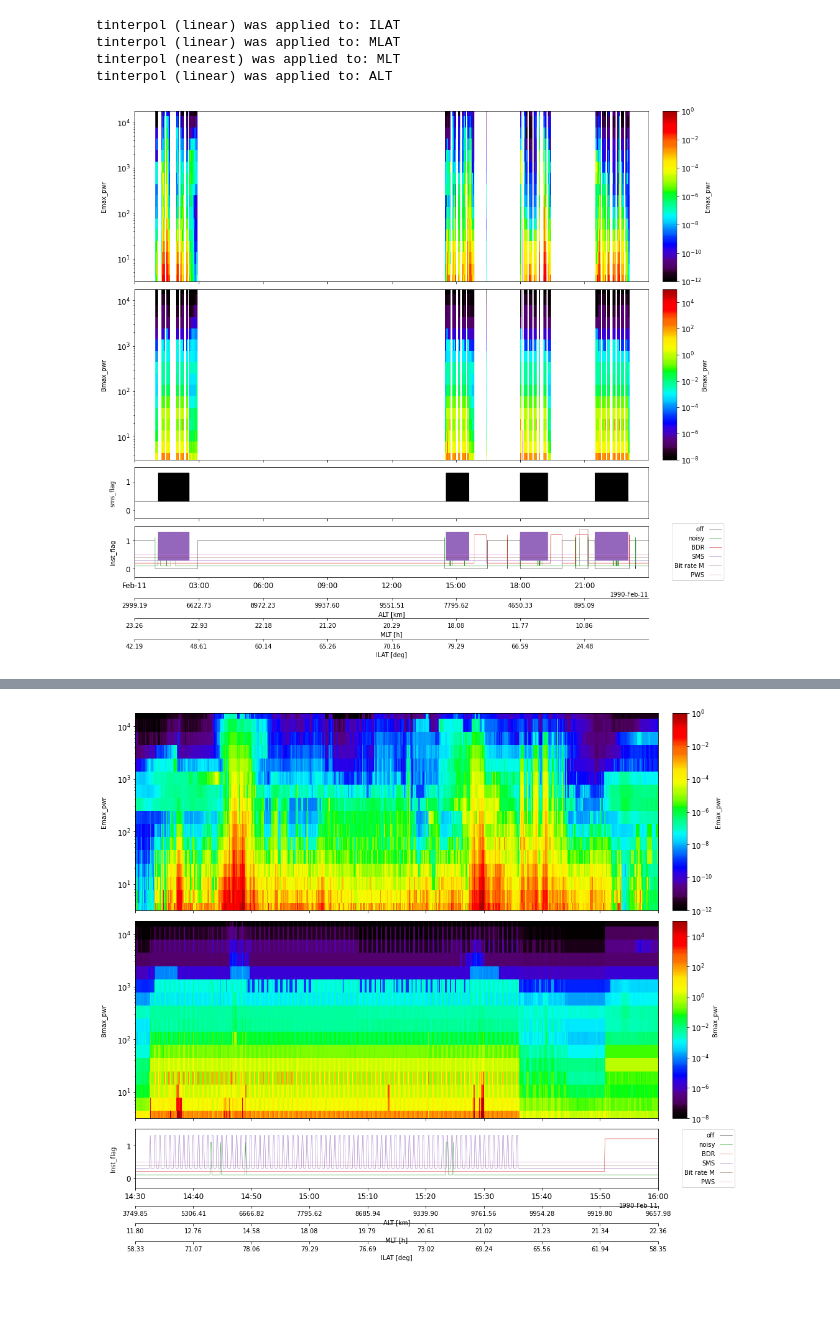
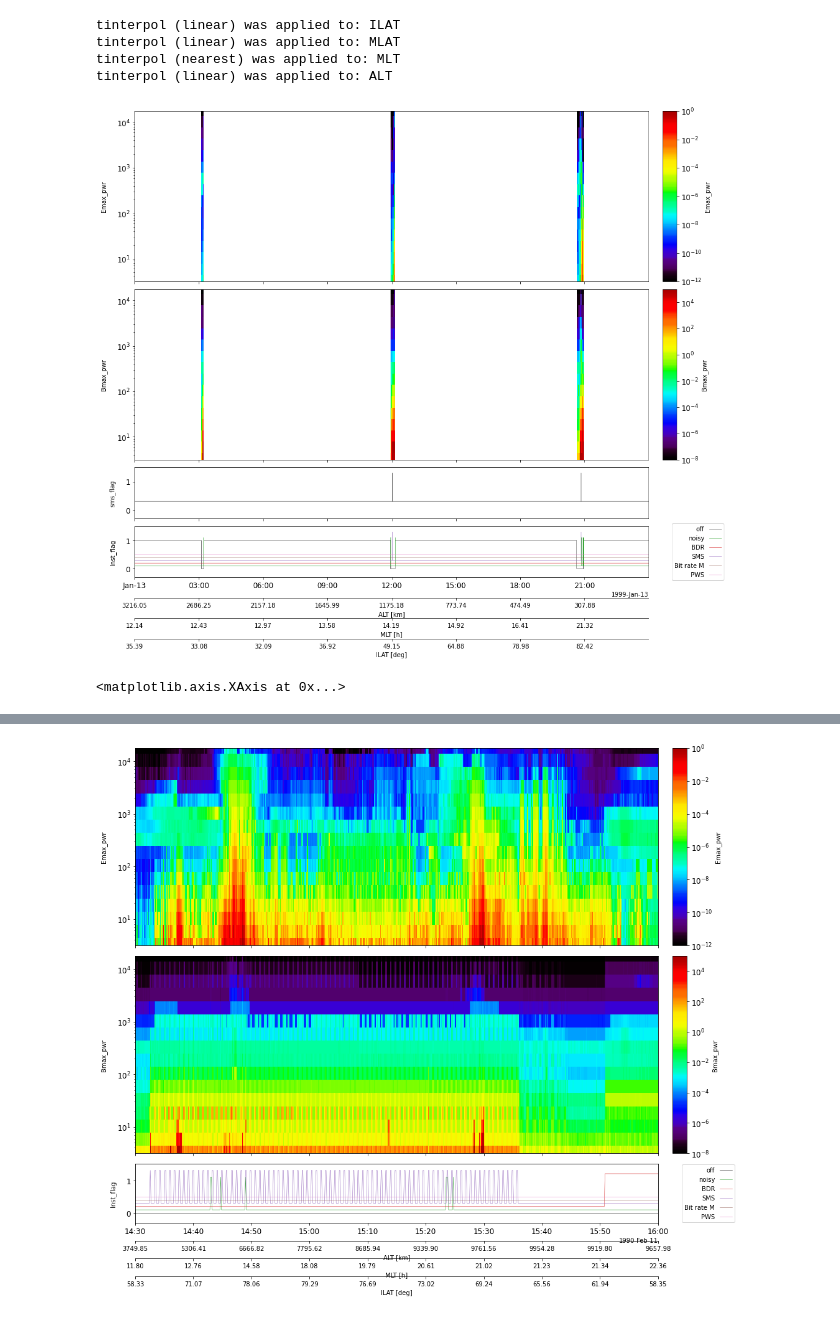
Before and after one commit to shuji-onosawa/Akebono_analysis_old, a Jupyter notebook: VLF_mca/Akebono_analysis.ipynb, the cells around one changed output, grey strips where cells are left out. Cells and saved outputs as stored; diff of their text form; code cells hidden in the pictures.

```diff
--- a/VLF_mca/Akebono_analysis.ipynb
+++ b/VLF_mca/Akebono_analysis.ipynb
@@ -6,7 +6,7 @@ import pyspedas
 import numpy as np
 from pytplot.MPLPlotter.tplot import tplot
 
-trange = ['2014-1-11', '1990-2-12']
+trange = ['1999-1-13', '1999-1-14']
 load.mca(trange, spec_type='pwr', del_invalid_data=['off', 'noisy', 'SMS', 'BDR'])
 load.orb(trange)
 
@@ -17,33 +17,38 @@ for i in range(postgap.y.size):
     #"off"               "noisy",             "BDR",               "SMS",               "Bit rate",          "PWS",
     postgap_array[i][0], postgap_array[i][1], postgap_array[i][2], postgap_array[i][3], postgap_array[i][4], postgap_array[i][5] = \
     int(postgap_str[7]), int(postgap_str[6])+0.1, int(postgap_str[3])+0.2, int(postgap_str[2])+0.3, int(postgap_str[1])+0.4, int(postgap_str[0])+0.5
 
 store_data('Inst_flag', data = {'x':postgap.times, 'y':postgap_array})
 store_data('sms_flag', data={'x':postgap.times, 'y':postgap_array.T[3]})
 #set yaxis option "legend_location" as "spedas"
 #a = pytplot.data_quants['Inst_flag']
 #a.attrs['plot_options']['yaxis_opt']['legend_location'] = 'spedas'
 options(['Inst_flag', 'sms_flag'], opt_dict={'yrange':[-0.3, 1.5], 'panel_size':0.3})
 options('Inst_flag', opt_dict={'legend_names':['off', 'noisy', 'BDR', 'SMS', 'Bit rate M', 'PWS'], 'legend_location':'spedas'})
 
 pyspedas.tinterpol('akb_ILAT', interp_to='Emax_pwr', newname = 'ILAT')
 pyspedas.tinterpol('akb_MLAT', interp_to = 'Emax', newname = 'MLAT')
 pyspedas.tinterpol('akb_MLT', interp_to = 'Emax', newname = 'MLT', method='nearest')
 pyspedas.tinterpol('akb_ALT', interp_to = 'Emax', newname = 'ALT')
 
 options('Emax_pwr', opt_dict={'spec':1, 'ylog':1, 'zlog':1, 'zrange':[1e-12, 1]})
 options('Bmax_pwr', opt_dict={'spec':1, 'ylog':1, 'zlog':1, 'zrange':[1e-8, 1e5]})
 
 options('ALT', 'ytitle', 'ALT [km]')
 options('MLT', 'ytitle', 'MLT [h]')
 options('ILAT', 'ytitle', 'ILAT [deg]')
 
 pytplot.tlimit([trange[0]+' 00:00:00', trange[0]+' 23:59:00'])
-tplot(['Emax_pwr','Bmax_pwr', 'sms_flag', 'Inst_flag'],  var_label= ['ALT', 'MLT', 'ILAT'], xsize = 16, ysize = 20)
+fig, ax = tplot(['Emax_pwr','Bmax_pwr', 'sms_flag', 'Inst_flag'],  var_label= ['ALT', 'MLT', 'ILAT'], xsize = 16, ysize = 20, return_plot_objects=True)
 # %% [output]
 tinterpol (linear) was applied to: ILAT
 tinterpol (linear) was applied to: MLAT
 tinterpol (nearest) was applied to: MLT
 tinterpol (linear) was applied to: ALT
-[figure, old version]
+[figure, new version]
+# %%
+ax0 = ax[0]
+ax0.xaxis
+# %% [output]
+<matplotlib.axis.XAxis at 0x...>
 # %%
```
Also changed, not shown: parts of 5 cells of this notebook, 2 other files.
